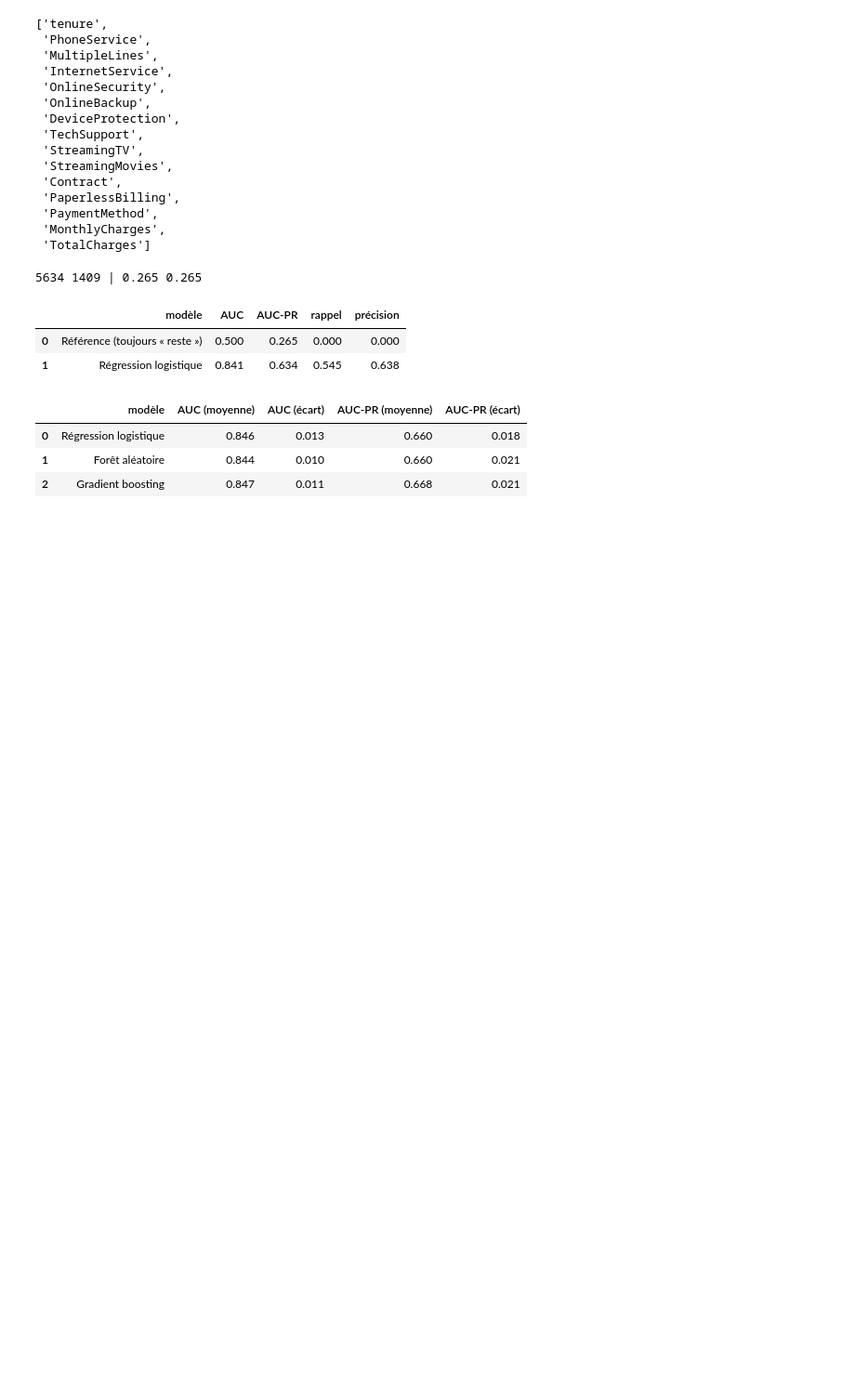
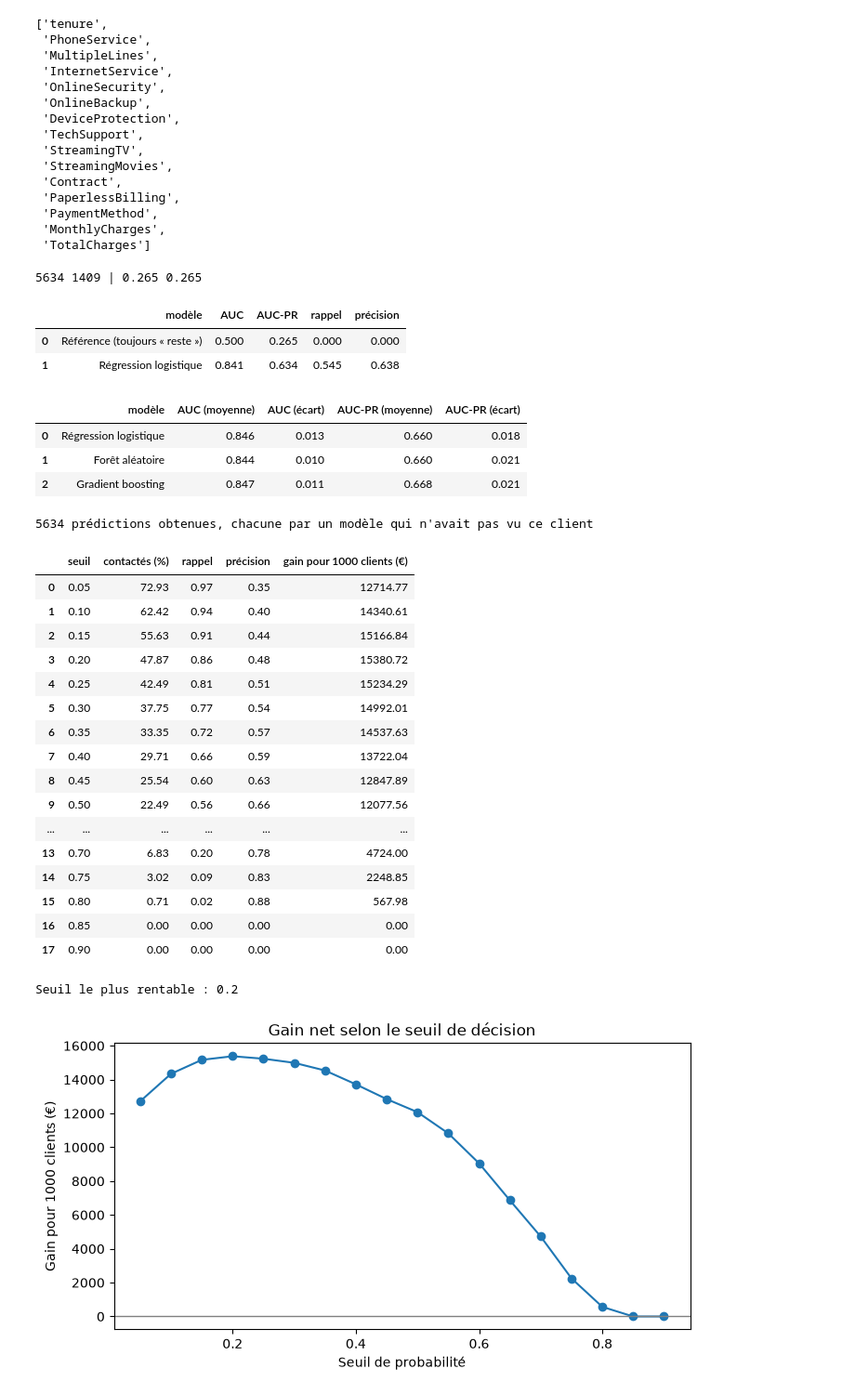
Before and after one commit to ELKHALIFA-AYMEN/churnguard, a Jupyter notebook: ml-service/notebooks/02_modeling.ipynb, the cells around one changed output. Shown at 93% size. Saved outputs shown, nothing was run; the diff lists cells and outputs as text; code cells hidden in the pictures; blank space fills up the shorter version.

Commit message:
feat: choose decision threshold by business gain and evaluate final model

```diff
--- a/ml-service/notebooks/02_modeling.ipynb
+++ b/ml-service/notebooks/02_modeling.ipynb
@@ -121,3 +121,71 @@ pd.DataFrame(rows).round(3)
 | 0 | Régression logistique | 0.846 | 0.013 | 0.660 | 0.018 |
 | 1 | Forêt aléatoire | 0.844 | 0.010 | 0.660 | 0.021 |
 | 2 | Gradient boosting | 0.847 | 0.011 | 0.668 | 0.021 |
+# %%
+from sklearn.model_selection import cross_val_predict
+
+final_model = Pipeline([("prep", preprocess), ("clf", LogisticRegression(max_iter=1000))])
+
+proba_oof = cross_val_predict(
+    final_model, X_train, y_train, cv=cv, method="predict_proba"
+)[:, 1]
+print(len(proba_oof), "prédictions obtenues, chacune par un modèle qui n'avait pas vu ce client")
+# %% [output]
+5634 prédictions obtenues, chacune par un modèle qui n'avait pas vu ce client
+# %%
+import numpy as np
+import matplotlib.pyplot as plt
+
+# Hypothèses métier FICTIVES, pour illustrer la méthode (à adapter à un vrai cas)
+COUT_OFFRE = 25       # coût d'une action de rétention par client contacté (en euros)
+VALEUR_CLIENT = 400   # valeur d'un client conservé (en euros)
+TAUX_SUCCES = 0.30    # part des clients contactés qui acceptent de rester
+
+n_departs = int((y_train == 1).sum())
+rows = []
+for seuil in np.arange(0.05, 0.95, 0.05):
+    contactes = proba_oof >= seuil
+    detectes = int((contactes & (y_train == 1)).sum())
+    nb_contactes = int(contactes.sum())
+    gain = detectes * TAUX_SUCCES * VALEUR_CLIENT - nb_contactes * COUT_OFFRE
+    rows.append({
+        "seuil": round(float(seuil), 2),
+        "contactés (%)": 100 * nb_contactes / len(y_train),
+        "rappel": detectes / n_departs,
+        "précision": detectes / nb_contactes if nb_contactes else 0,
+        "gain pour 1000 clients (€)": 1000 * gain / len(y_train),
+    })
+
+seuils = pd.DataFrame(rows)
+meilleur = seuils.loc[seuils["gain pour 1000 clients (€)"].idxmax()]
+
+display(seuils.round(2))
+print("Seuil le plus rentable :", meilleur["seuil"])
+
+plt.figure(figsize=(8, 4))
+plt.plot(seuils["seuil"], seuils["gain pour 1000 clients (€)"], marker="o")
+plt.axhline(0, color="grey", linewidth=1)
+plt.title("Gain net selon le seuil de décision")
+plt.xlabel("Seuil de probabilité")
+plt.ylabel("Gain pour 1000 clients (€)")
+plt.show()
+# %% [output]
+|  | seuil | contactés (%) | rappel | précision | gain pour 1000 clients (€) |
+| 0 | 0.05 | 72.93 | 0.97 | 0.35 | 12714.77 |
+| 1 | 0.10 | 62.42 | 0.94 | 0.40 | 14340.61 |
+| 2 | 0.15 | 55.63 | 0.91 | 0.44 | 15166.84 |
+| 3 | 0.20 | 47.87 | 0.86 | 0.48 | 15380.72 |
+| 4 | 0.25 | 42.49 | 0.81 | 0.51 | 15234.29 |
+| 5 | 0.30 | 37.75 | 0.77 | 0.54 | 14992.01 |
+| 6 | 0.35 | 33.35 | 0.72 | 0.57 | 14537.63 |
+| 7 | 0.40 | 29.71 | 0.66 | 0.59 | 13722.04 |
+| 8 | 0.45 | 25.54 | 0.60 | 0.63 | 12847.89 |
+| 9 | 0.50 | 22.49 | 0.56 | 0.66 | 12077.56 |
+| ... | ... | ... | ... | ... | ... |
+| 13 | 0.70 | 6.83 | 0.20 | 0.78 | 4724.00 |
+| 14 | 0.75 | 3.02 | 0.09 | 0.83 | 2248.85 |
+| 15 | 0.80 | 0.71 | 0.02 | 0.88 | 567.98 |
+| 16 | 0.85 | 0.00 | 0.00 | 0.00 | 0.00 |
+| 17 | 0.90 | 0.00 | 0.00 | 0.00 | 0.00 |
+Seuil le plus rentable : 0.2
+[figure, added]
```
Also changed, not shown: parts of 2 cells of this notebook, 1 other file.
